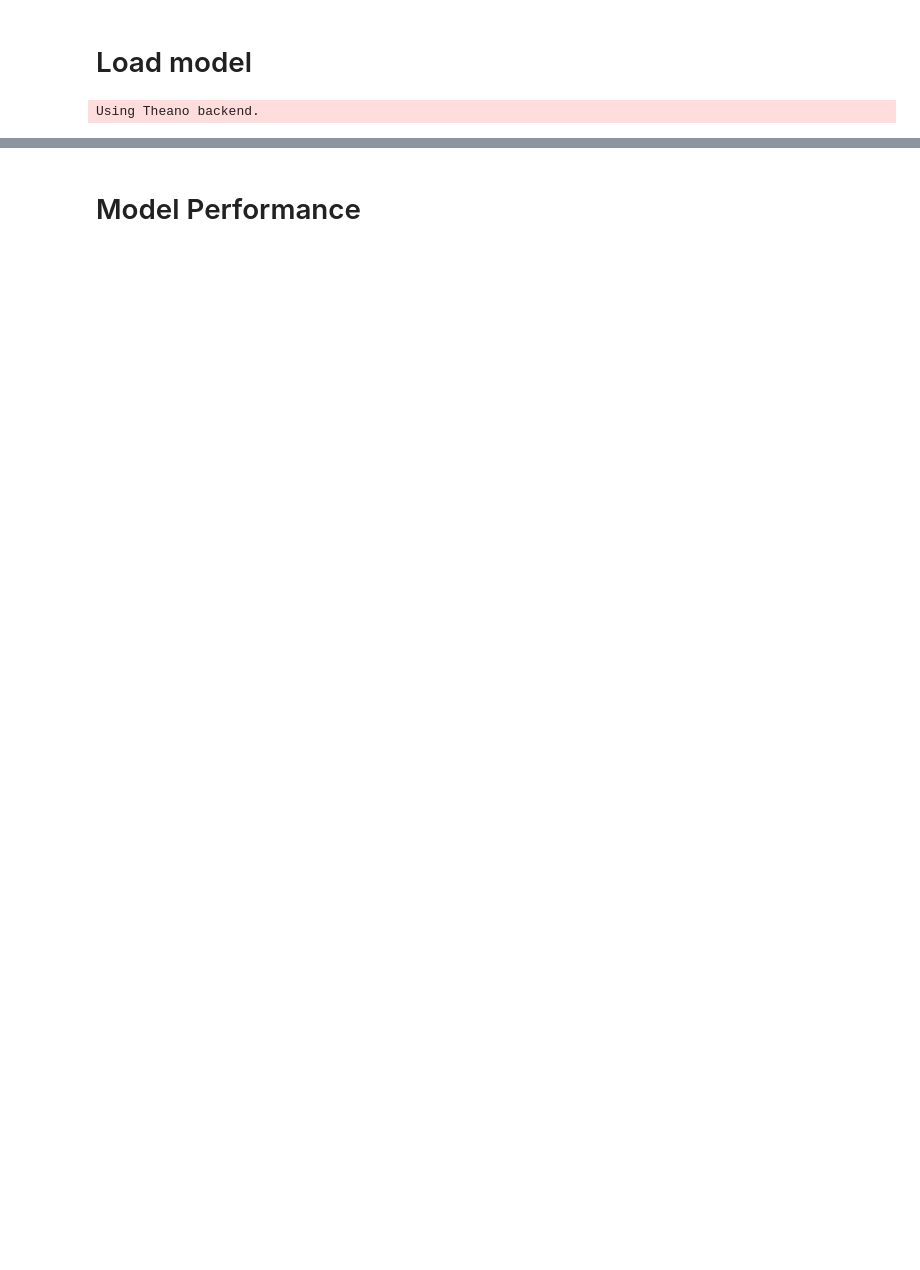
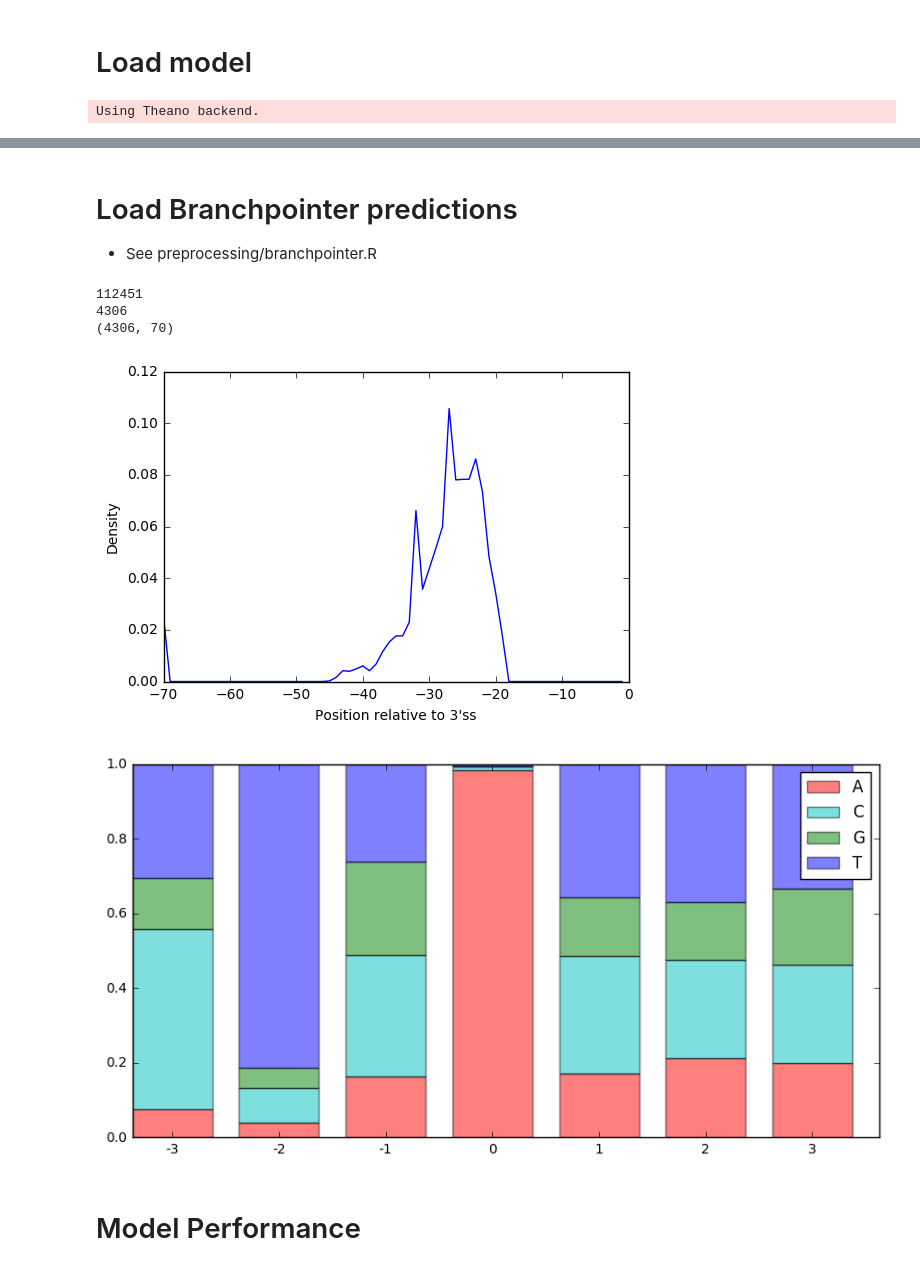
Before and after one commit to jpaggi/labranchor, a Jupyter notebook: notebooks/performance_mercer.ipynb, the cells around one changed output, grey strips where cells are left out. Cells and saved outputs as stored; diff of their text form; code cells hidden in the pictures; blank space fills up the shorter version.

```diff
--- a/notebooks/performance_mercer.ipynb
+++ b/notebooks/performance_mercer.ipynb
@@ -269,3 +217,36 @@ test_preds = model.predict(X_test[:, :, :4]).reshape(-1, 70)
+# %% [markdown]
+# Load Branchpointer predictions
+- See preprocessing/branchpointer.R
+# %%
+# Load in scores from branchpointer
+pos  = []
+for line in open('../anno/branchpointer.pos.tsv'):
+    pos += map(int, line.strip().split())
+scores = []
+for line in open('../anno/branchpointer.score.tsv'):
+    scores += map(float, line.strip().split())
+bptr = {p:score for p, score in zip(pos, scores)}
+print len(bptr)
+bptr_preds = np.zeros((len(coords), 27))
+for i, (three, strand) in enumerate(zip(coords, strands)):
+    region = (range(three-44, three - 17)
+              if strand == '+' else
+              range(three + 45, three + 18, -1))
+    #if strand == '+':continue
+    for j, pos in enumerate(region):
+        bptr_preds[i, j] = bptr[pos] if pos in bptr else 0
+
+# Again, a branchpoint is not predicted for every 3'ss...
+bptr_preds = np.hstack([np.zeros((len(coords), 25)), bptr_preds, np.zeros((len(coords), 18))])
+print sum(np.max(bpfinder, axis = 1) > -float('inf'))
+print bptr_preds.shape
+sanity_check(X_test, bptr_preds)
+# %% [output]
+112451
+4306
+(4306, 70)
+[figure, added]
+[figure, added]
 # %% [markdown]
 # Model Performance
 # %%
```
Also changed, not shown: parts of 49 cells of this notebook, 5 other files.
